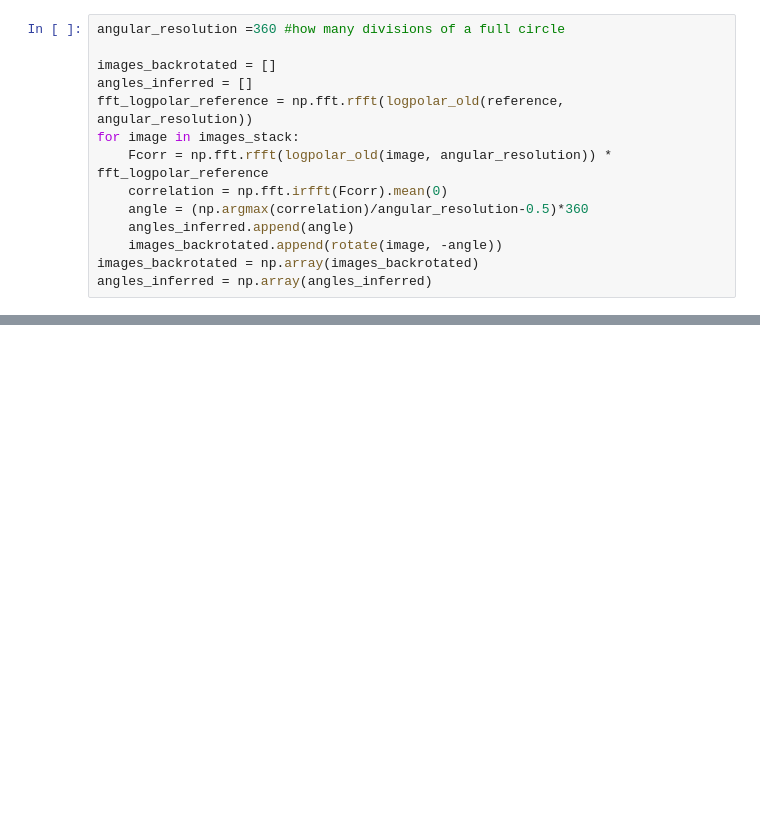
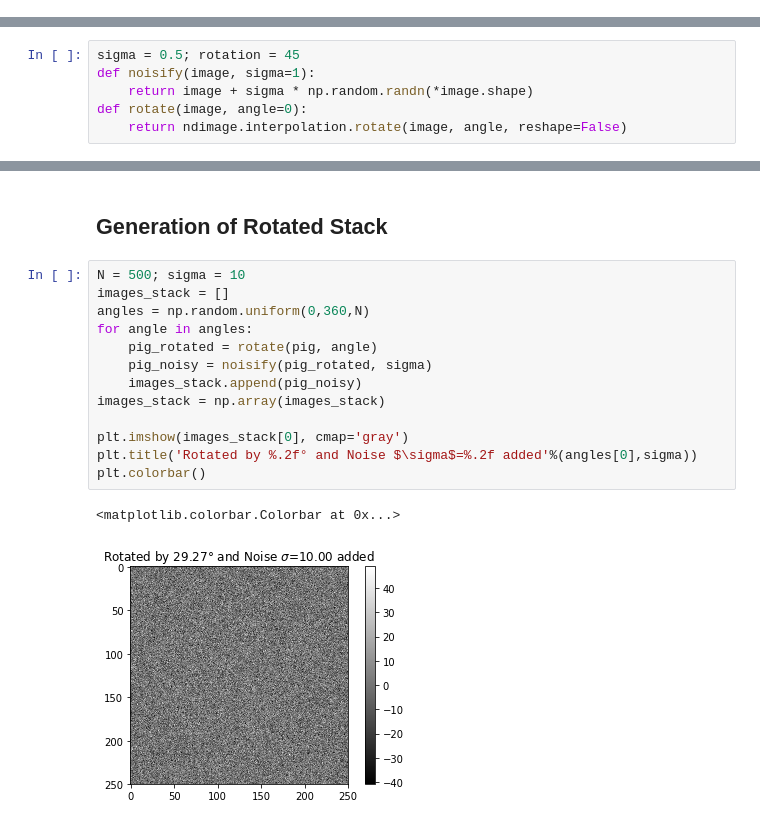
Before and after one commit to stefanhuber1993/CryoEM_Reconstruction, a Jupyter notebook: 1_Alignment2D.ipynb, the cells around one changed output, grey strips where cells are left out. Cells and saved outputs as stored; diff of their text form; blank space fills up the shorter version.

```diff
--- a/1_Alignment2D.ipynb
+++ b/1_Alignment2D.ipynb
@@ -110,14 +0,0 @@ def logpolar(image, angles=360, radii=None):
-# %%
-angular_resolution =360 #how many divisions of a full circle
-
-images_backrotated = []
-angles_inferred = []
-fft_logpolar_reference = np.fft.rfft(logpolar_old(reference, angular_resolution))
-for image in images_stack:
-    Fcorr = np.fft.rfft(logpolar_old(image, angular_resolution)) * fft_logpolar_reference
-    correlation = np.fft.irfft(Fcorr).mean(0)
-    angle = (np.argmax(correlation)/angular_resolution-0.5)*360
-    angles_inferred.append(angle)
-    images_backrotated.append(rotate(image, -angle))
-images_backrotated = np.array(images_backrotated)
-angles_inferred = np.array(angles_inferred)
@@ -176,0 +28,6 @@ plt.imshow(logpolar_old(pig))
+# %%
+sigma = 0.5; rotation = 45
+def noisify(image, sigma=1):
+    return image + sigma * np.random.randn(*image.shape)
+def rotate(image, angle=0):
+    return ndimage.interpolation.rotate(image, angle, reshape=False)
@@ -176,0 +42,18 @@ plt.imshow(logpolar_old(pig))
+# %% [markdown]
+## Generation of Rotated Stack
+# %%
+N = 500; sigma = 10
+images_stack = []
+angles = np.random.uniform(0,360,N)
+for angle in angles:
+    pig_rotated = rotate(pig, angle)
+    pig_noisy = noisify(pig_rotated, sigma)
+    images_stack.append(pig_noisy)
+images_stack = np.array(images_stack)
+
+plt.imshow(images_stack[0], cmap='gray')
+plt.title('Rotated by %.2f° and Noise $\sigma$=%.2f added'%(angles[0],sigma))
+plt.colorbar()
+# %% [output]
+<matplotlib.colorbar.Colorbar at 0x...>
+[figure, added]
```
Also changed, not shown: parts of 45 cells of this notebook.
